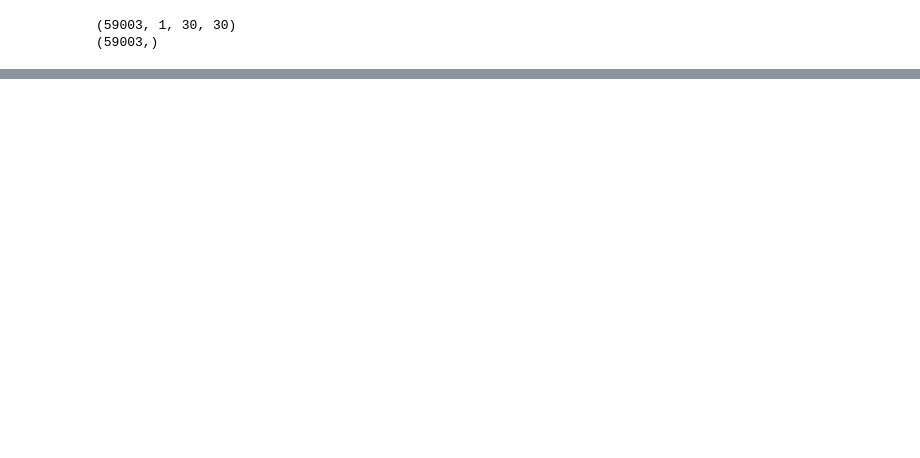
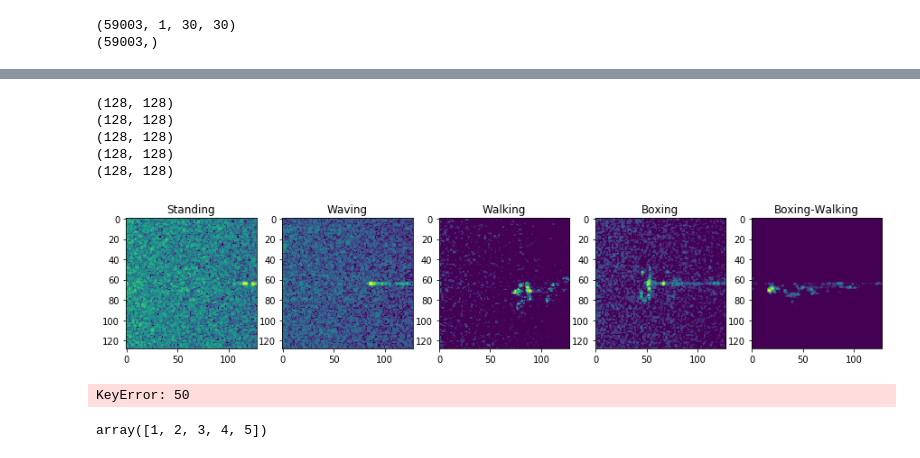
Before and after one commit to hamidkhb/Reinforcement-Learning-for-Neural-Network-Pruning, a Jupyter notebook: main.ipynb, the cells around one changed output, grey strips where cells are left out. Cells and saved outputs as stored; diff of their text form; code cells hidden in the pictures; blank space fills up the shorter version.

```diff
--- a/main.ipynb
+++ b/main.ipynb
@@ -718,0 +733,24 @@ array([ 0.67808022, -1.08494735])
+# %%
+fig = plt.figure(figsize=(15,20))
+t = ["Standing", "Waving", "Walking", "Boxing", "Boxing-Walking"]
+for i in range(1,6):
+    tmp = dataframe[dataframe["label"]==i].reset_index().loc[220]["data"]
+    print(tmp.shape)
+    ax = fig.add_subplot(1, 5, i)
+    ax.imshow(tmp)
+    plt.title(t[i-1])
+# %% [output]
+(128, 128)
+(128, 128)
+(128, 128)
+(128, 128)
+(128, 128)
+[figure, added]
+# %%
+dataframe[dataframe["label"]==2]["data"].loc[50]
+# %% [output]
+KeyError: 50
+# %%
+dataframe["label"].unique()
+# %% [output]
+array([1, 2, 3, 4, 5])
```
Also changed, not shown: parts of 18 cells of this notebook, 25 other files.
